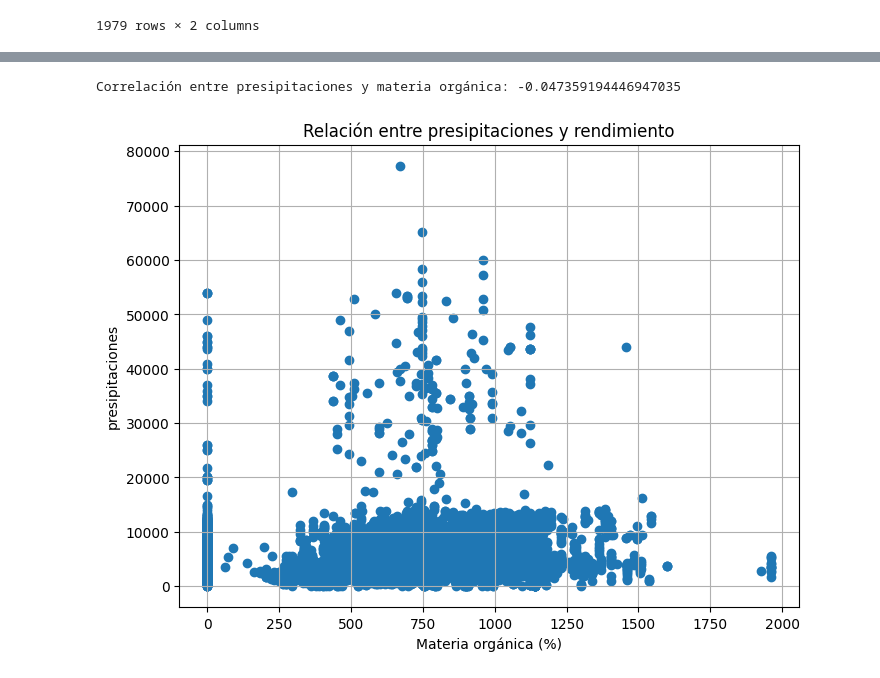
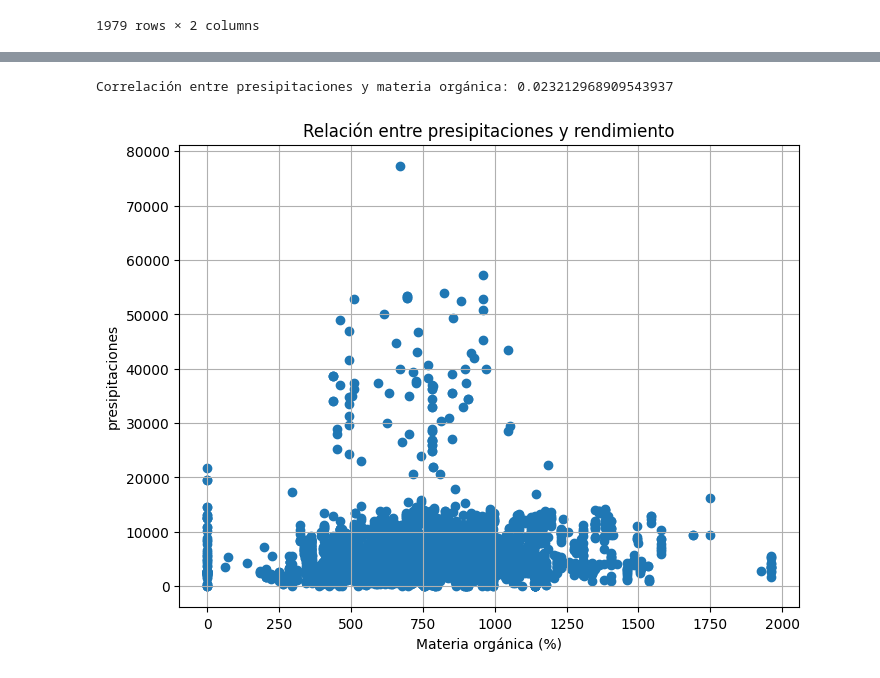
Before and after one commit to alfie-agustin/Tesis, a Jupyter notebook: eda_tesis.ipynb, the cells around one changed output, grey strips where cells are left out. Saved outputs shown, nothing was run; the diff lists cells and outputs as text; code cells hidden in the pictures.

```diff
--- a/eda_tesis.ipynb
+++ b/eda_tesis.ipynb
@@ -596,4 +586,4 @@ n_df.drop(["densidad_kg_ha"], inplace = True, axis = 1) # se elimina porque ya h
 # %%
 n_df["azufre_ppm"].isnull().sum() # se elimina la variable ya que tiene muchos nuls y no se puede suponer la aplicacion de tecnologia y productos aplicados con certeza
 
-n_df.drop(["azufre_ppm"], inplace=True, axis = 1)
+#n_df.drop(["azufre_ppm"], inplace=True, axis = 1)
@@ -600,4 +592,4 @@ n_df.drop(["azufre_ppm"], inplace=True, axis = 1)
 # %%
 n_df[["arcilla", "limo", "arena"]]
 
-n_df["materiales_en_suelo"] = n_df[["arcilla", "limo", "arena"]].sum(axis=1)
+#n_df["materiales_en_suelo"] = n_df[["arcilla", "limo", "arena"]].sum(axis=1)
@@ -633,0 +768,16 @@ SyntaxError: invalid syntax (4184793007.py, line 7)
+# %%
+plot_outliers(n_df, "ph")
+
+median = n_df['ph'].median()
+
+# Calcular el rango intercuartílico (IQR)
+Q1 = n_df['ph'].quantile(0.25)
+Q3 = n_df['ph'].quantile(0.75)
+IQR = Q3 - Q1
+
+# Definir los límites para los outliers
+lower_limit = Q1 - 1.5 * IQR
+upper_limit = Q3 + 1.5 * IQR
+
+# Reemplazar los outliers por la mediana
+n_df['ph'] = n_df['ph'].apply(lambda x: median if x < lower_limit or x > upper_limit else x)
@@ -633,0 +804,17 @@ SyntaxError: invalid syntax (4184793007.py, line 7)
+# %%
+plot_outliers(n_df, "duracion_campaña")
+
+
+median = n_df['duracion_campaña'].median()
+
+# Calcular el rango intercuartílico (IQR)
+Q1 = n_df['duracion_campaña'].quantile(0.25)
+Q3 = n_df['duracion_campaña'].quantile(0.75)
+IQR = Q3 - Q1
+
+# Definir los límites para los outliers
+lower_limit = Q1 - 1.5 * IQR
+upper_limit = Q3 + 1.5 * IQR
+
+# Reemplazar los outliers por la mediana
+n_df['duracion_campaña'] = n_df['duracion_campaña'].apply(lambda x: median if x < lower_limit or x > upper_limit else x)
@@ -1028,21 +1234,21 @@ relacion_resiembra_riego.sort_values("resiembra", ascending = False).head(10)
 # %%
-corr_pp_mat_org = n_df['pp'].corr(n_df['materia_organica_porc'])
+corr_pp_mat_org = n_df['pp_campana'].corr(n_df['materia_organica_porc'])
 corr_pp_mat_org
 
 
 # Print the correlation coefficient
 print("Correlación entre presipitaciones y materia orgánica:", corr_pp_mat_org)
 
 # Create the scatter plot
 plt.figure(figsize=(8, 6))
-plt.scatter(n_df['pp'], n_df['rendimiento_sup_cosechada'])
+plt.scatter(n_df['pp_campana'], n_df['rendimiento_sup_cosechada'])
 plt.xlabel('Materia orgánica (%)')
 plt.ylabel('presipitaciones')
 plt.title('Relación entre presipitaciones y rendimiento')
 plt.grid(True)
 
 # Show the scatter plot
 plt.show()
 # %% [output]
-Correlación entre presipitaciones y materia orgánica: -0.047359194446947035
+Correlación entre presipitaciones y materia orgánica: 0.023212968909543937
-[figure, old version]
+[figure, new version]
```
Also changed, not shown: parts of 39 cells of this notebook.
